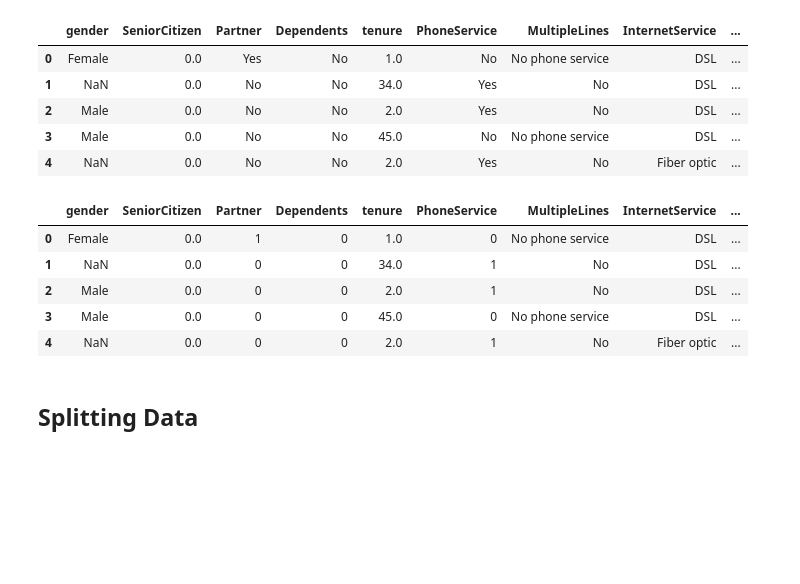
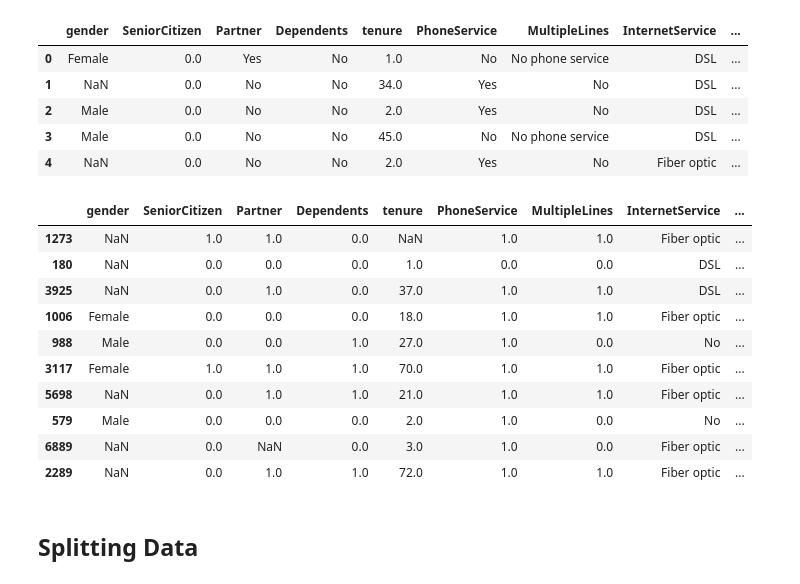
Before and after one commit to brooks-reece/ML-Case-Study, a Jupyter notebook: Alberta.ipynb, the cells around one changed output. Drawn from its saved outputs; the diff is of its cells as text; code cells hidden in the pictures; blank space fills up the shorter version.

```diff
--- a/Alberta.ipynb
+++ b/Alberta.ipynb
@@ -144,14 +144,14 @@ alca_df.head()
 | 3 | Male | 0.0 | No | No | 45.0 | No | No phone service | DSL | ... |
 | 4 | NaN | 0.0 | No | No | 2.0 | Yes | No | Fiber optic | ... |
 # %%
-from sklearn.preprocessing import LabelEncoder
+# from sklearn.preprocessing import LabelEncoder
 
-encoder = LabelEncoder()
+# encoder = OneHotEncoder()
 
-cols_to_encode = ['Partner', 'Dependents', 'PhoneService', 'OnlineSecurity', 'OnlineBackup', 'DeviceProtection', 'TechSupport', 'StreamingTV', 'StreamingMovies', 'PaperlessBilling', 'Churn']
-encoders = {}   # store to inverse_transform later
+# cols_to_encode = ['Partner', 'Dependents', 'PhoneService', 'OnlineSecurity', 'OnlineBackup', 'DeviceProtection', 'TechSupport', 'StreamingTV', 'StreamingMovies', 'PaperlessBilling', 'Churn']
+# encoders = {}   # store to inverse_transform later
 
-for col in cols_to_encode:
-    le = LabelEncoder()
-    alca_df[col] = le.fit_transform(alca_df[col])
-    encoders[col] = le
+# for col in cols_to_encode:
+#     le = OneHotEncoder()
+#     alca_df[[col]] = le.fit_transform(alca_df[[col]])
+#     encoders[col] = le
@@ -158,12 +172,30 @@ for col in cols_to_encode:
 # %%
-alca_df.head()
+# alca_df_cols = ['Partner', 'Dependents', 'PhoneService', 'OnlineSecurity',
+#     'OnlineBackup', 'DeviceProtection', 'TechSupport', 'StreamingTV',
+#     'StreamingMovies', 'PaperlessBilling', 'Churn']
+# for col in alca_df_cols:
+#     alca_df[col] = alca_df[col].astype(str).str.strip().str.lower().map({"no": 0, "yes": 1, "No internet service": 0})
-# %% [output]
-|  | gender | SeniorCitizen | Partner | Dependents | tenure | PhoneService | MultipleLines | InternetService | ... |
-| 0 | Female | 0.0 | 1 | 0 | 1.0 | 0 | No phone service | DSL | ... |
-| 1 | NaN | 0.0 | 0 | 0 | 34.0 | 1 | No | DSL | ... |
-| 2 | Male | 0.0 | 0 | 0 | 2.0 | 1 | No | DSL | ... |
-| 3 | Male | 0.0 | 0 | 0 | 45.0 | 0 | No phone service | DSL | ... |
-| 4 | NaN | 0.0 | 0 | 0 | 2.0 | 1 | No | Fiber optic | ... |
+# %%
+alca_df_cols = ['Partner', 'Dependents', 'PhoneService', 'OnlineSecurity',
+    'OnlineBackup', 'DeviceProtection', 'TechSupport', 'StreamingTV',
+    'StreamingMovies', 'PaperlessBilling', 'Churn']
+for col in alca_df_cols:
+    alca_df[col] = alca_df[col].astype(str).str.strip().str.lower().map({"no": 0, "yes": 1, "no internet service": 0})
+alca_df['MultipleLines'] = alca_df['MultipleLines'].astype(str).str.strip().str.lower().map({"no": 0, "yes": 1, "no phone service": 0})
+# %%
+alca_df.sample(10)
+# %% [output]
+|  | gender | SeniorCitizen | Partner | Dependents | tenure | PhoneService | MultipleLines | InternetService | ... |
+| 1273 | NaN | 1.0 | 1.0 | 0.0 | NaN | 1.0 | 1.0 | Fiber optic | ... |
+| 180 | NaN | 0.0 | 0.0 | 0.0 | 1.0 | 0.0 | 0.0 | DSL | ... |
+| 3925 | NaN | 0.0 | 1.0 | 0.0 | 37.0 | 1.0 | 1.0 | DSL | ... |
+| 1006 | Female | 0.0 | 0.0 | 0.0 | 18.0 | 1.0 | 1.0 | Fiber optic | ... |
+| 988 | Male | 0.0 | 0.0 | 1.0 | 27.0 | 1.0 | 0.0 | No | ... |
+| 3117 | Female | 1.0 | 1.0 | 1.0 | 70.0 | 1.0 | 1.0 | Fiber optic | ... |
+| 5698 | NaN | 0.0 | 1.0 | 1.0 | 21.0 | 1.0 | 1.0 | Fiber optic | ... |
+| 579 | Male | 0.0 | 0.0 | 0.0 | 2.0 | 1.0 | 0.0 | No | ... |
+| 6889 | NaN | 0.0 | NaN | 0.0 | 3.0 | 1.0 | 0.0 | Fiber optic | ... |
+| 2289 | NaN | 0.0 | 1.0 | 1.0 | 72.0 | 1.0 | 1.0 | Fiber optic | ... |
 # %% [markdown]
 ## Splitting Data
 # %%
```
Also changed, not shown: parts of 7 cells of this notebook.
